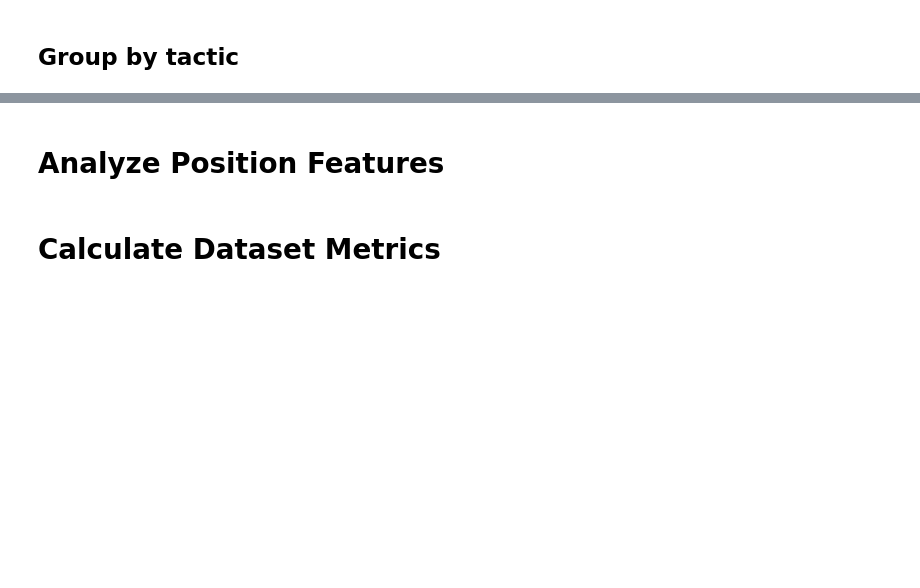
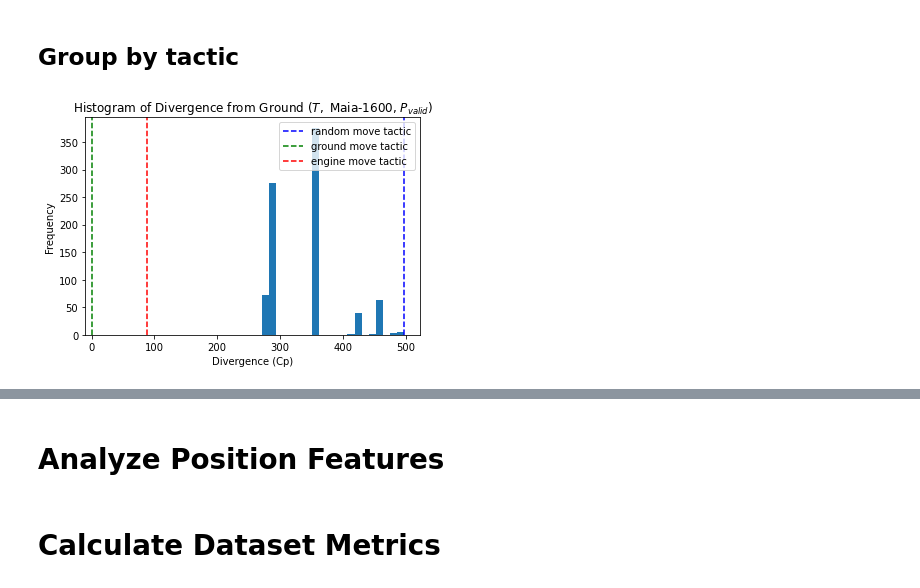
Before and after one commit to AbhijeetKrishnan/Popper, a Jupyter notebook: analysis.ipynb, the cells around one changed output, grey strips where cells are left out. Cells and saved outputs as stored; diff of their text form; code cells hidden in the pictures; blank space fills up the shorter version.

```diff
--- a/analysis.ipynb
+++ b/analysis.ipynb
@@ -7,7 +7,7 @@ import matplotlib.pyplot as plt
 # %% [markdown]
 # Load data
 # %%
-data_filename = 'tactics/data/stats/metrics_test_t1600_m1600.csv'
+data_filename = 'tactics/data/stats/metrics_test_t1600_sf14.csv'
 df = pd.read_csv(data_filename)
 # %% [markdown]
 # Do analysis
@@ -17,26 +27,28 @@ df.describe()
 ## Group by tactic
 # %%
 df_grouped = df.groupby('tactic_text')
-df_grouped.describe()
 agg = df_grouped.aggregate(np.nansum).reset_index()
 mask = agg['tactic_text'].isin(['ground', 'engine_best'])
 agg_masked = agg[~mask]
-agg_masked
+
+BINS = 20
 # %%
-agg['avg_tactic_ground_div'] = agg['tactic_ground_div'] / agg['match']
+agg['avg_tactic_ground_avg'] = agg['tactic_ground_avg'] / agg['match']
 mask = agg['tactic_text'].isin(['ground', 'engine_best'])
 agg_masked = agg[~mask]
-plt.hist(agg_masked['avg_tactic_ground_div'], bins=10)
-plt.axvline(agg[agg['tactic_text'] == "f(A,B,C):-legal_move(B,C,A)"]['avg_tactic_ground_div'].values, linestyle='dashed', color='blue', label='random move tactic')
-plt.axvline(agg[agg['tactic_text'] == "ground"]['avg_tactic_ground_div'].values, linestyle='dashed', color='green', label='ground move tactic')
-plt.axvline(agg[agg['tactic_text'] == "engine_best"]['avg_tactic_ground_div'].values, linestyle='dashed', color='red', label='engine move tactic')
+plt.hist(agg_masked['avg_tactic_ground_avg'], bins=BINS)
+plt.axvline(agg[agg['tactic_text'] == "random"]['avg_tactic_ground_avg'].values, linestyle='dashed', color='blue', label='random move tactic')
+plt.axvline(agg[agg['tactic_text'] == "ground"]['avg_tactic_ground_avg'].values, linestyle='dashed', color='green', label='ground move tactic')
+plt.axvline(agg[agg['tactic_text'] == "engine_best"]['avg_tactic_ground_avg'].values, linestyle='dashed', color='red', label='engine move tactic')
 plt.title('Histogram of Divergence from Ground $(T,$ Maia-1600, $P_{valid})$')
 plt.xlabel('Divergence (Cp)')
 plt.ylabel('Frequency')
 plt.xlim(left=-10)
 
 plt.legend(loc=1)
 plt.show()
+# %% [output]
+[figure, added]
 # %%
 agg['coverage'] = agg['match'] / df.groupby(['position', 'move']).ngroups
 mask = agg['tactic_text'].isin(['ground', 'engine_best'])
```
Also changed, not shown: parts of 4 cells of this notebook, 6 other files.
